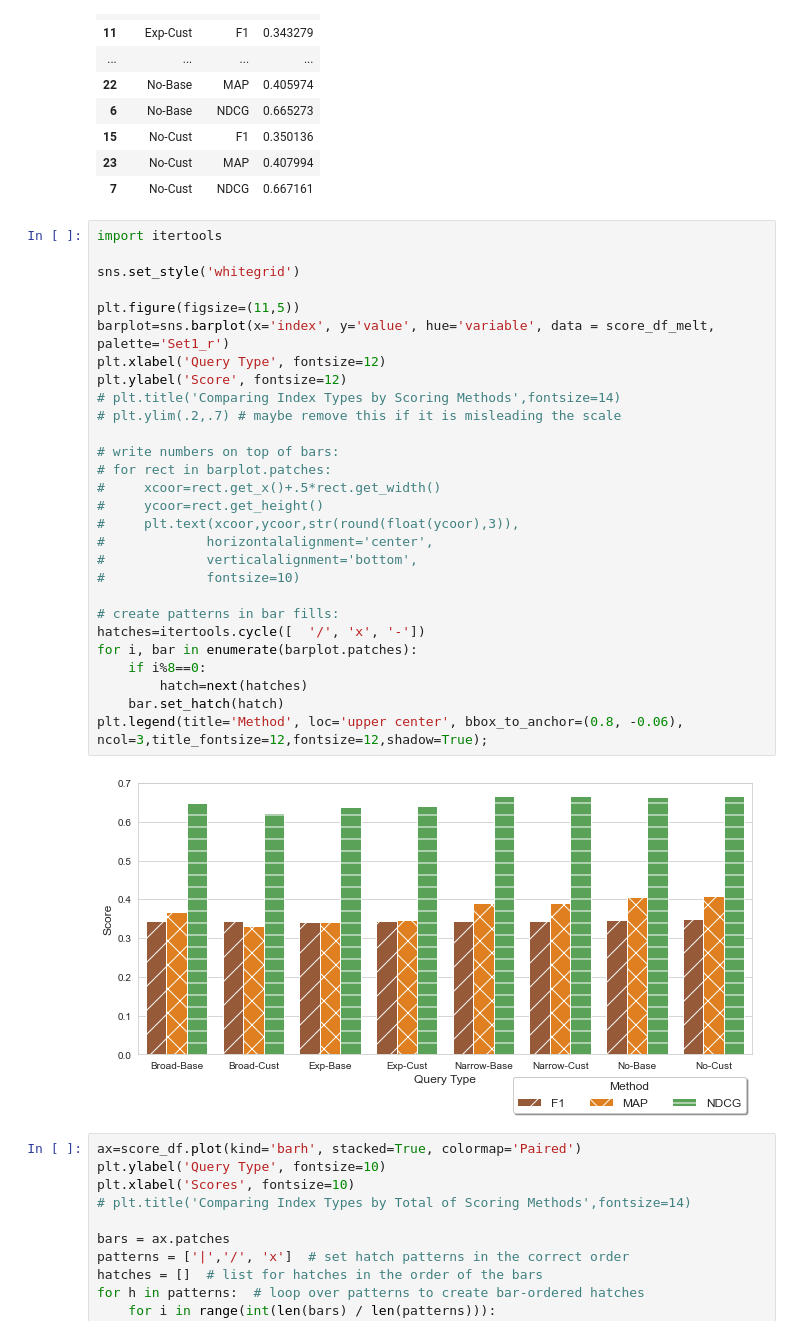
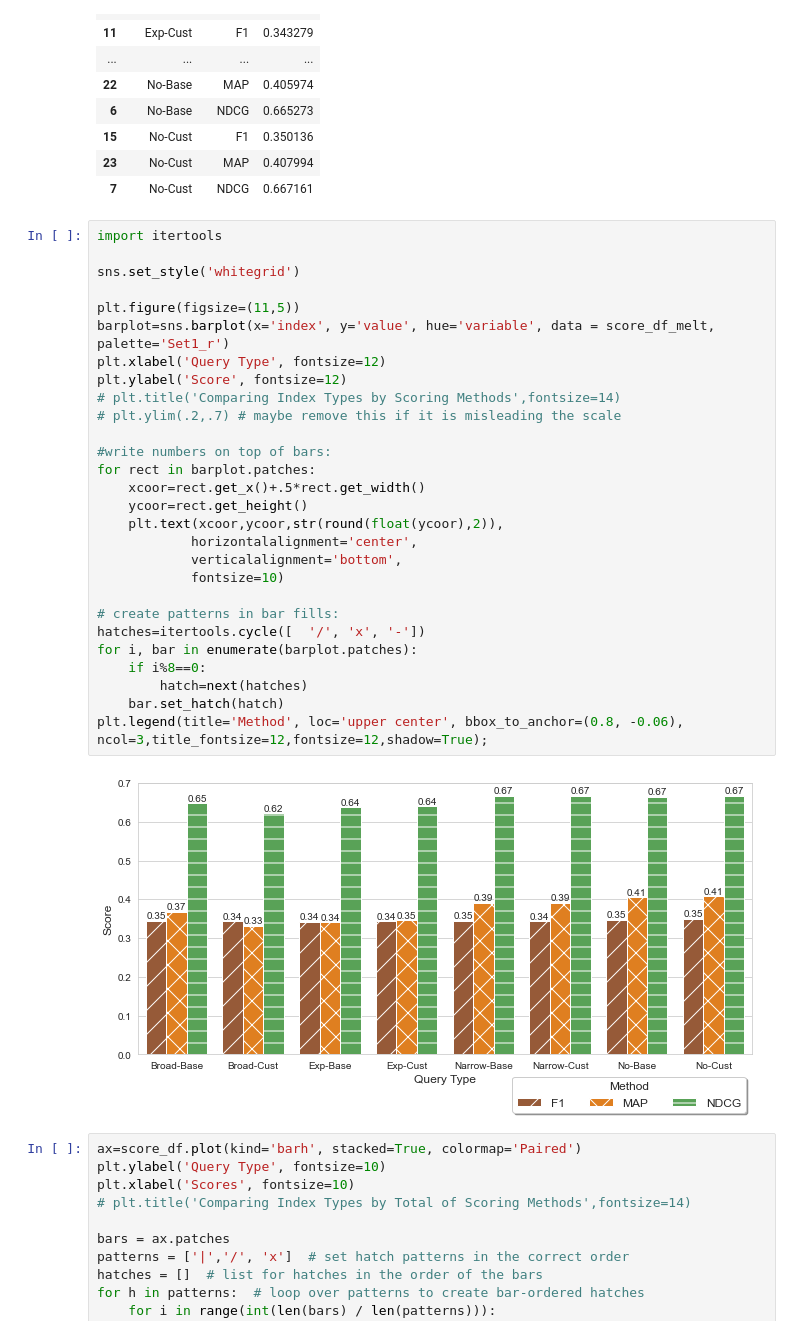
Before and after one commit to milanderson/LMI-Capstone-2020, a Jupyter notebook: 2018/comment_metadata.ipynb, the cells around one changed output. Saved outputs shown, nothing was run; the diff lists cells and outputs as text.

Commit message:
new visuals, scoring

```diff
--- a/2018/comment_metadata.ipynb
+++ b/2018/comment_metadata.ipynb
@@ -813,33 +813,33 @@ score_df_melt
 # %%
 import itertools
 
 sns.set_style('whitegrid')
 
 plt.figure(figsize=(11,5))
 barplot=sns.barplot(x='index', y='value', hue='variable', data = score_df_melt, palette='Set1_r')
 plt.xlabel('Query Type', fontsize=12)
 plt.ylabel('Score', fontsize=12)
 # plt.title('Comparing Index Types by Scoring Methods',fontsize=14)
 # plt.ylim(.2,.7) # maybe remove this if it is misleading the scale
 
-# write numbers on top of bars:
-# for rect in barplot.patches:
-#     xcoor=rect.get_x()+.5*rect.get_width()
-#     ycoor=rect.get_height()
-#     plt.text(xcoor,ycoor,str(round(float(ycoor),3)),
-#             horizontalalignment='center',
-#             verticalalignment='bottom',
-#             fontsize=10)
+#write numbers on top of bars:
+for rect in barplot.patches:
+    xcoor=rect.get_x()+.5*rect.get_width()
+    ycoor=rect.get_height()
+    plt.text(xcoor,ycoor,str(round(float(ycoor),2)),
+            horizontalalignment='center',
+            verticalalignment='bottom',
+            fontsize=10)
 
 # create patterns in bar fills:
 hatches=itertools.cycle([  '/', 'x', '-'])
 for i, bar in enumerate(barplot.patches):
     if i%8==0:
         hatch=next(hatches)
     bar.set_hatch(hatch)
 plt.legend(title='Method', loc='upper center', bbox_to_anchor=(0.8, -0.06), ncol=3,title_fontsize=12,fontsize=12,shadow=True);
 # %% [output]
-[figure, old version]
+[figure, new version]
 # %%
 ax=score_df.plot(kind='barh', stacked=True, colormap='Paired')
 plt.ylabel('Query Type', fontsize=10)
```
